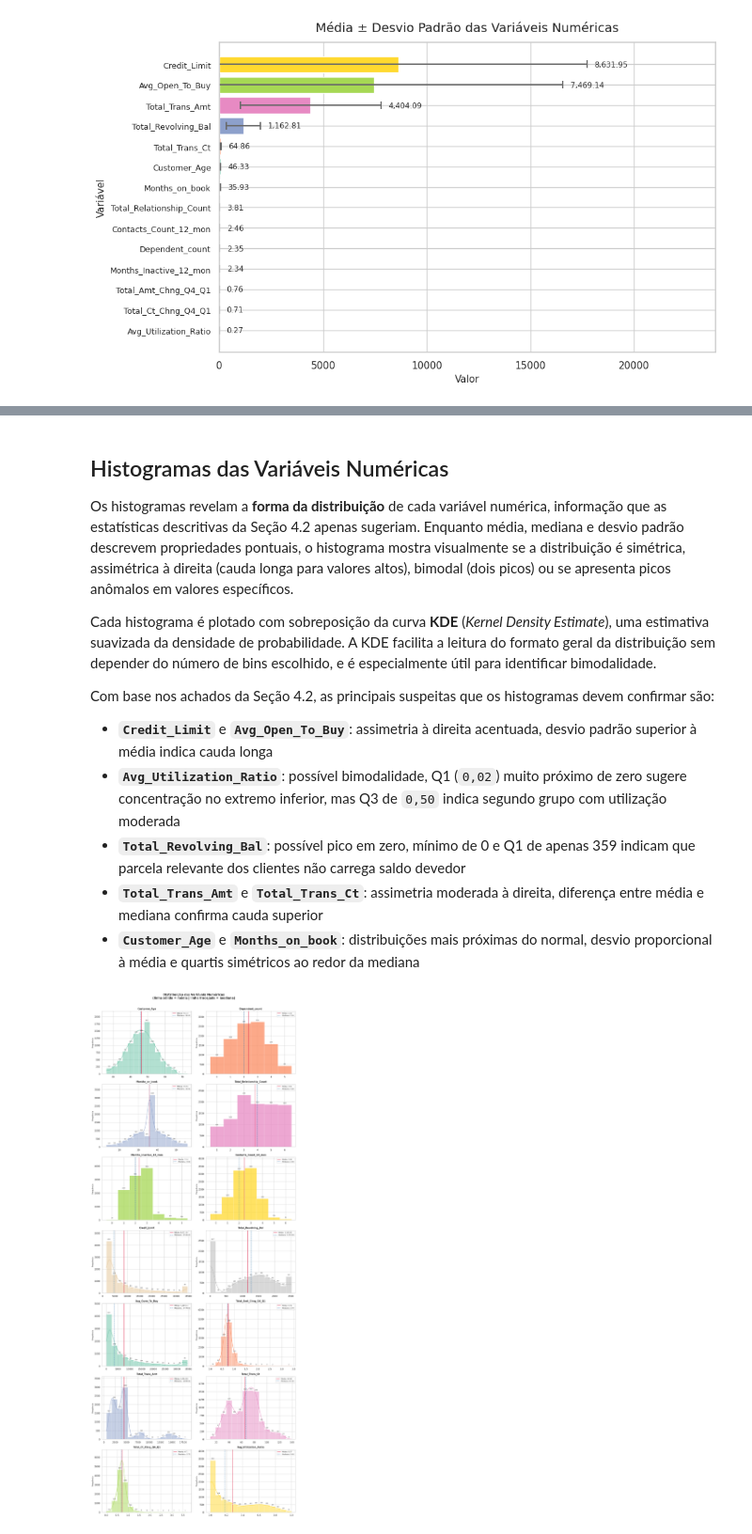
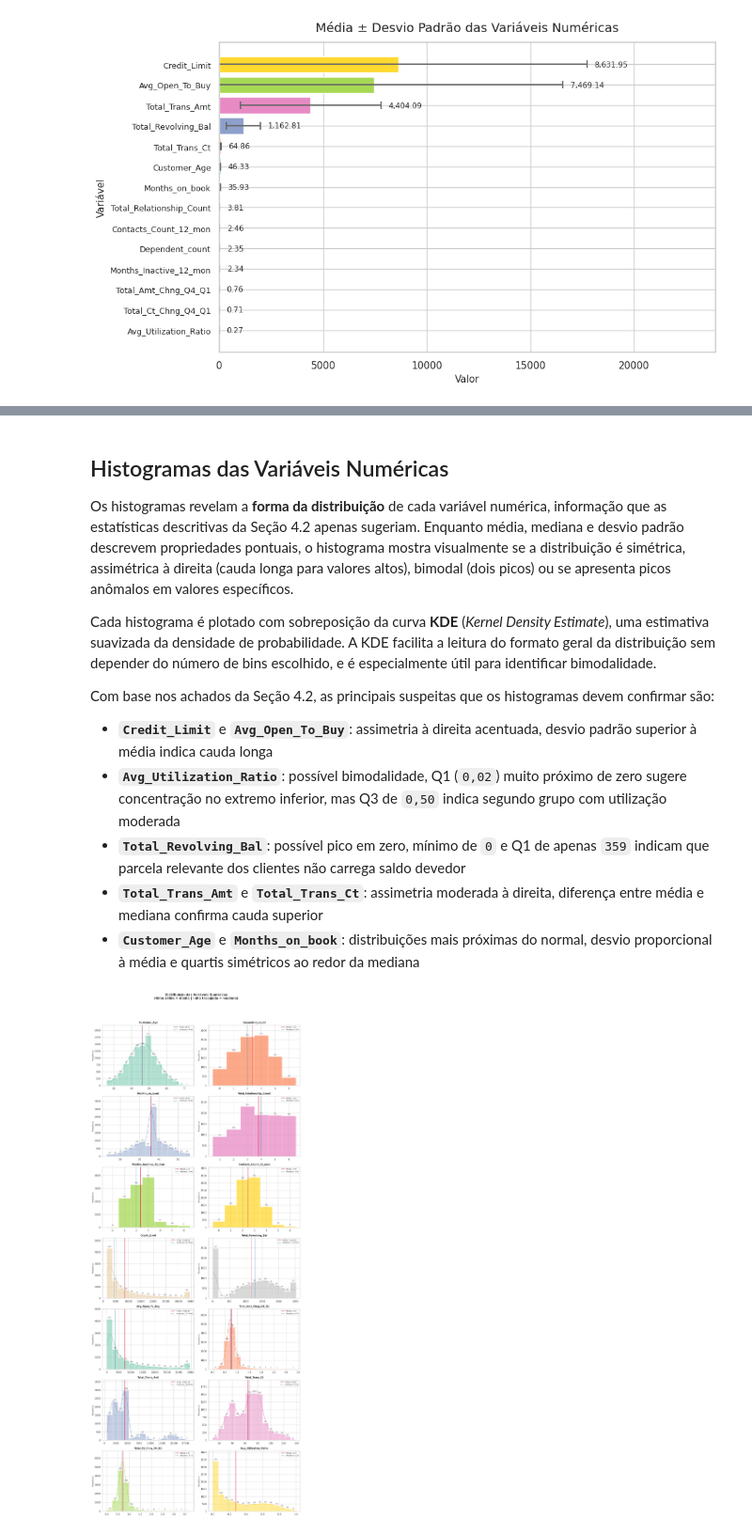
Before and after one commit to diogorblessa/mvp-credit-card-churn, a Jupyter notebook: notebooks/mvp_eda_preprocessing.ipynb, the cells around one changed output, grey strips where cells are left out. Shown at 94% size. Cells and saved outputs as stored; diff of their text form; code cells hidden in the pictures.

```diff
--- a/notebooks/mvp_eda_preprocessing.ipynb
+++ b/notebooks/mvp_eda_preprocessing.ipynb
@@ -467,7 +467,7 @@ Com base nos achados da Seção 4.2, as principais suspeitas que os histogramas
 
 - **`Credit_Limit`** e **`Avg_Open_To_Buy`**: assimetria à direita acentuada, desvio padrão superior à média indica cauda longa
 - **`Avg_Utilization_Ratio`**: possível bimodalidade, Q1 (`0,02`) muito próximo de zero sugere concentração no extremo inferior, mas Q3 de `0,50` indica segundo grupo com utilização moderada
-- **`Total_Revolving_Bal`**: possível pico em zero, mínimo de 0 e Q1 de apenas 359 indicam que parcela relevante dos clientes não carrega saldo devedor
+- **`Total_Revolving_Bal`**: possível pico em zero, mínimo de `0` e Q1 de apenas `359` indicam que parcela relevante dos clientes não carrega saldo devedor
 - **`Total_Trans_Amt`** e **`Total_Trans_Ct`**: assimetria moderada à direita, diferença entre média e mediana confirma cauda superior
 - **`Customer_Age`** e **`Months_on_book`**: distribuições mais próximas do normal, desvio proporcional à média e quartis simétricos ao redor da mediana
 # %%
@@ -507,36 +507,36 @@ for i, col in enumerate(colunas_num):
     y_top = axes[i].get_ylim()[1]
 
     # Valores numéricos em cima de cada barra
     for patch in axes[i].patches:
         altura = patch.get_height()
         if altura > 0:
             axes[i].text(
                 patch.get_x() + patch.get_width() / 2,
                 altura + y_top * 0.02,
                 f'{int(altura)}',
                 ha='center', va='bottom', fontsize=6, color='#333333'
             )
 
     # Expandir ylim para acomodar as anotações sem sobrepor a curva KDE
     axes[i].set_ylim(0, y_top * 1.15)
 
     # Linhas de referência: média (sólida) e mediana (tracejada)
     axes[i].axvline(media,   color='crimson',   linestyle='-',  linewidth=1.4,
                     label=f'Média: {media:,.2f}')
     axes[i].axvline(mediana, color='steelblue', linestyle='--', linewidth=1.4,
                     label=f'Mediana: {mediana:,.2f}')
     axes[i].legend(fontsize=8, loc='upper right')
 
 # Remover eixos extras se o número de variáveis for ímpar
 for j in range(len(colunas_num), len(axes)):
     fig.delaxes(axes[j])
 
 plt.suptitle('Distribuição das Variáveis Numéricas\n(linha sólida = média | linha tracejada = mediana)',
-             fontsize=14, fontweight='bold', y=1.005)
-plt.tight_layout()
+             fontsize=14, fontweight='bold')
+plt.tight_layout(rect=[0, 0, 1, 0.95])
 plt.show()
 # %% [output]
-[figure, old version]
+[figure, new version]
 # %% [markdown]
 Os histogramas mostram como os valores de cada variável se distribuem entre os `10.127` clientes. A seguir, os principais padrões observados:
 
```
Also changed, not shown: parts of 18 cells of this notebook.
